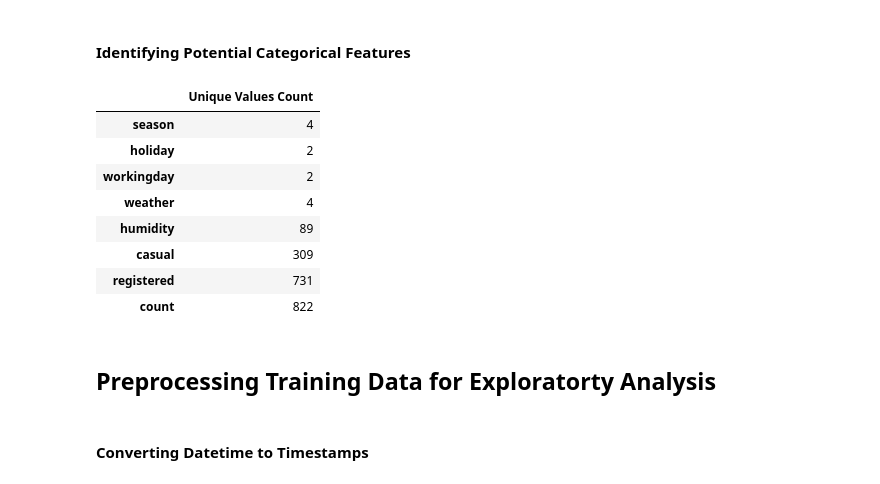
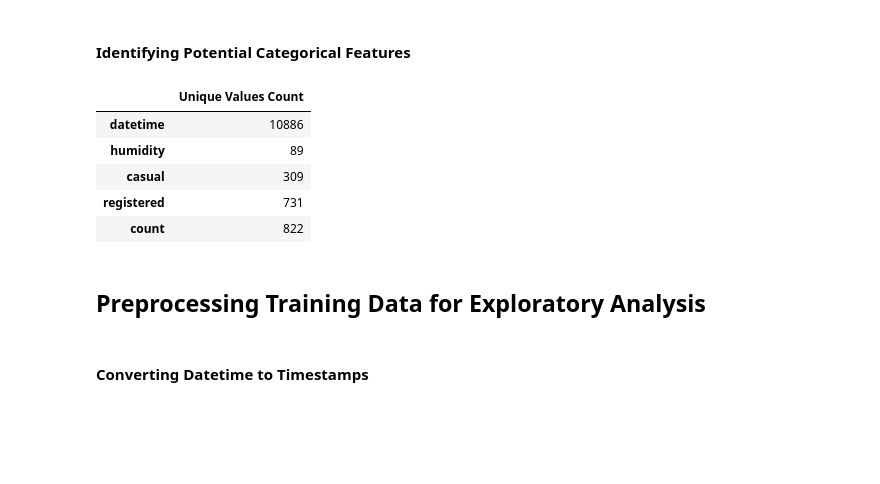
Before and after one commit to jay-watt/bike_sharing, a Jupyter notebook: noteboooks/data_exploration.ipynb, the cells around one changed output. Drawn from its saved outputs; the diff is of its cells as text; code cells hidden in the pictures; blank space fills up the shorter version.

```diff
--- a/noteboooks/data_exploration.ipynb
+++ b/noteboooks/data_exploration.ipynb
@@ -126,25 +105,17 @@ data_types_df
 # %% [markdown]
 #### Identifying Potential Categorical Features
 # %%
-# Calculate the number of unique values for each integer column
 unique_values = train_data.select_dtypes(include=['int64']).nunique()
-
-# Convert to DataFrame
-unique_values_df = pd.DataFrame(unique_values, columns=["Unique Values Count"])
-
-unique_values_df
+pd.DataFrame(unique_values, columns=["Unique Values Count"])
 # %% [output]
 |  | Unique Values Count |
-| season | 4 |
-| holiday | 2 |
-| workingday | 2 |
-| weather | 4 |
+| datetime | 10886 |
 | humidity | 89 |
 | casual | 309 |
 | registered | 731 |
 | count | 822 |
 # %% [markdown]
-## Preprocessing Training Data for Exploratorty Analysis
+## Preprocessing Training Data for Exploratory Analysis
 # %% [markdown]
 #### Converting Datetime to Timestamps
 # %%
```
Also changed, not shown: parts of 24 cells of this notebook.
